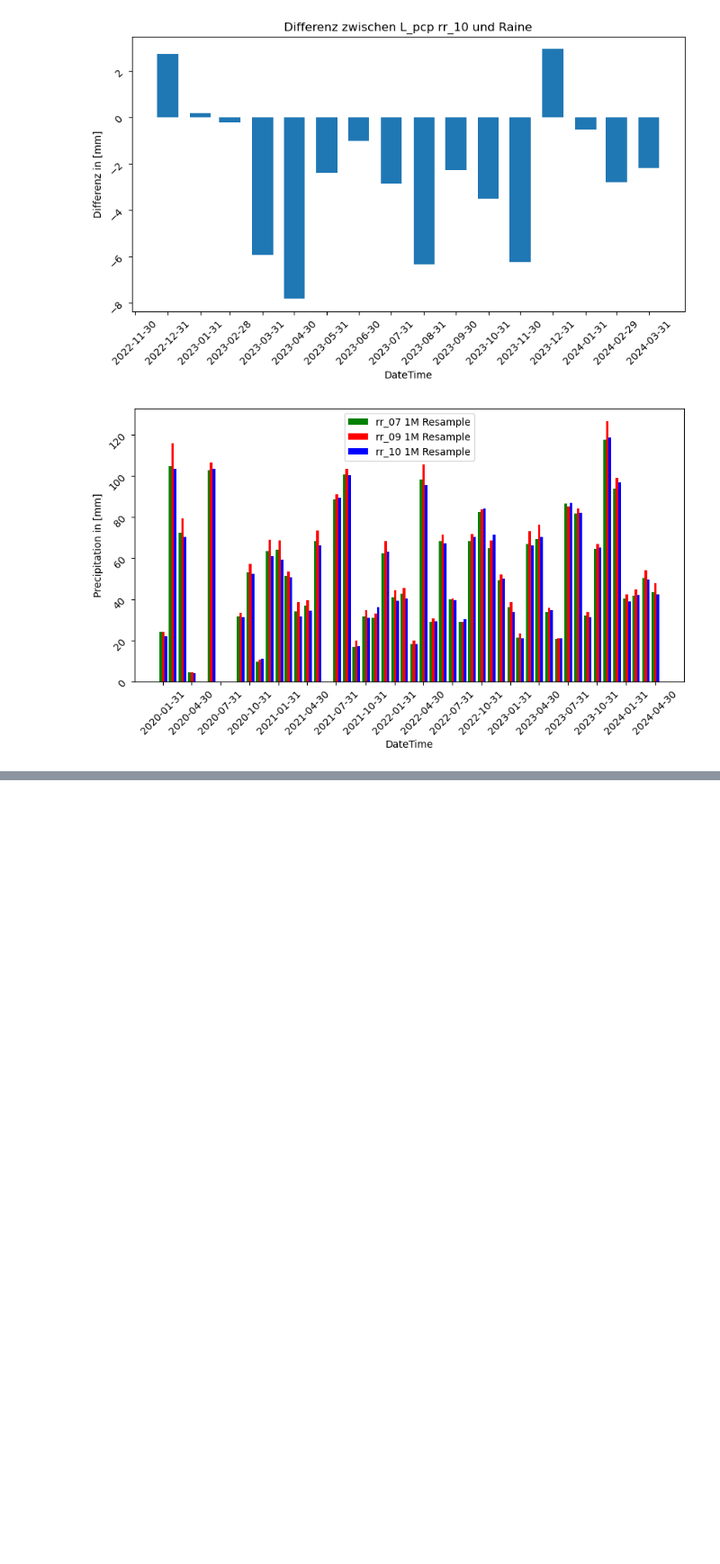
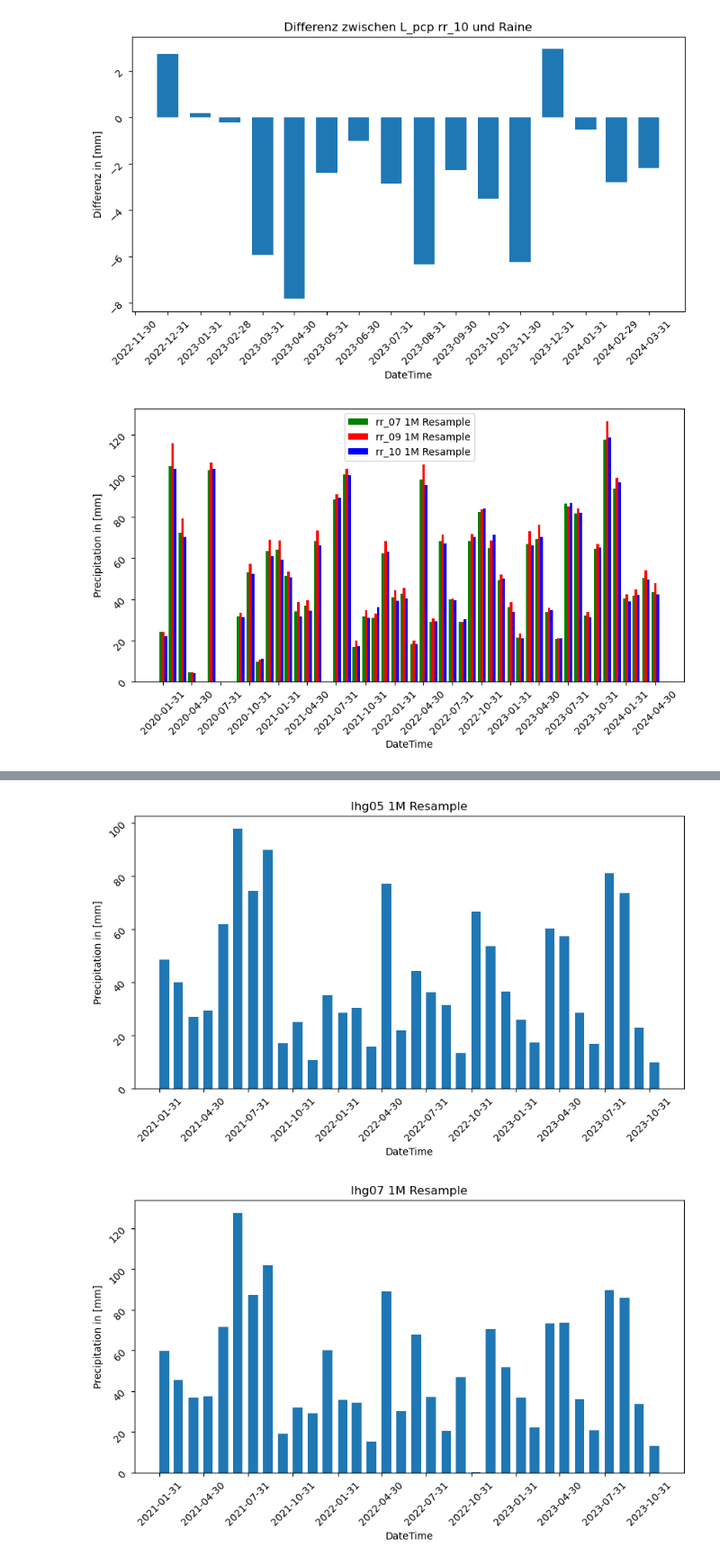
Before and after one commit to Nicholas202024/Hiwi_Code, a Jupyter notebook: statistik_summen.ipynb, the cells around one changed output, grey strips where cells are left out. Shown: that part at 90% size. Drawn from its saved outputs; the diff is of its cells as text; code cells hidden in the pictures; blank space fills up the shorter version.

```diff
--- a/statistik_summen.ipynb
+++ b/statistik_summen.ipynb
@@ -425,0 +503,12 @@ plt.show()
+# %%
+list_stations_columns = [[lhg05_rtu_1M, 'lhg05', 'lhg05 1M Resample'],
+                        [lhg07_rtu_1M, 'lhg07', 'lhg07 1M Resample'],
+                        [lhg09_rtu_1M, 'lhg09', 'lhg09 1M Resample'],
+                        [lhg10_rtu_1M, 'lhg10', 'lhg10 1M Resample'],
+                        [lhg11_rtu_1M, 'lhg11', 'lhg11 1M Resample']]
+# %%
+for list in list_stations_columns:
+    balkendiagramm(list[0], list[1], list[2])
+# %% [output]
+[figure, added]
+[figure, added]
```
Also changed, not shown: parts of 10 cells of this notebook, 2 other files.
